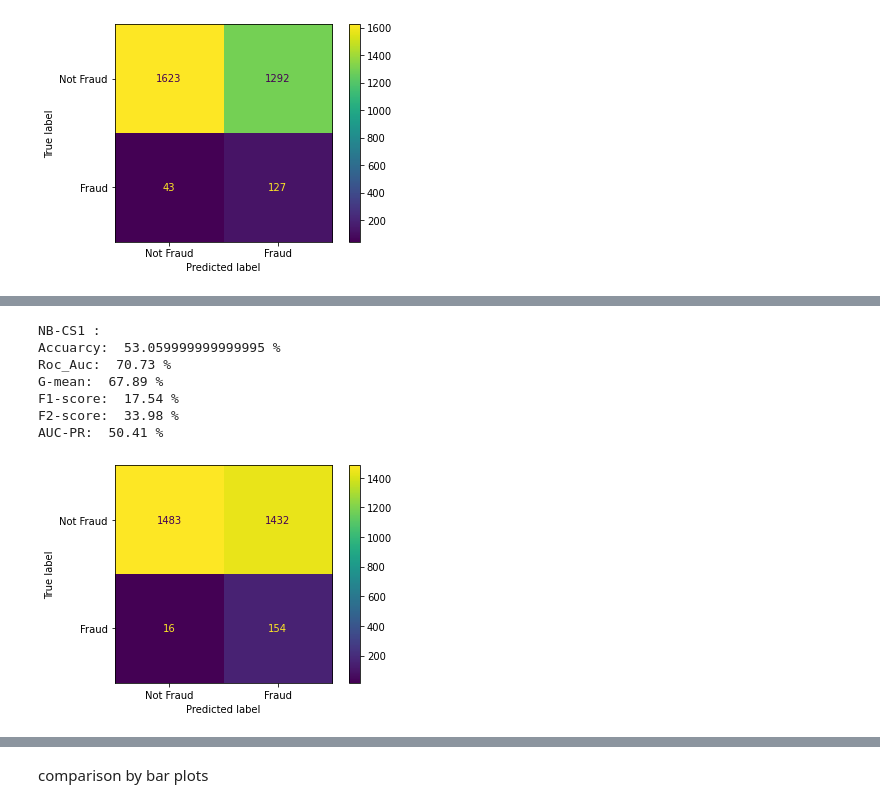
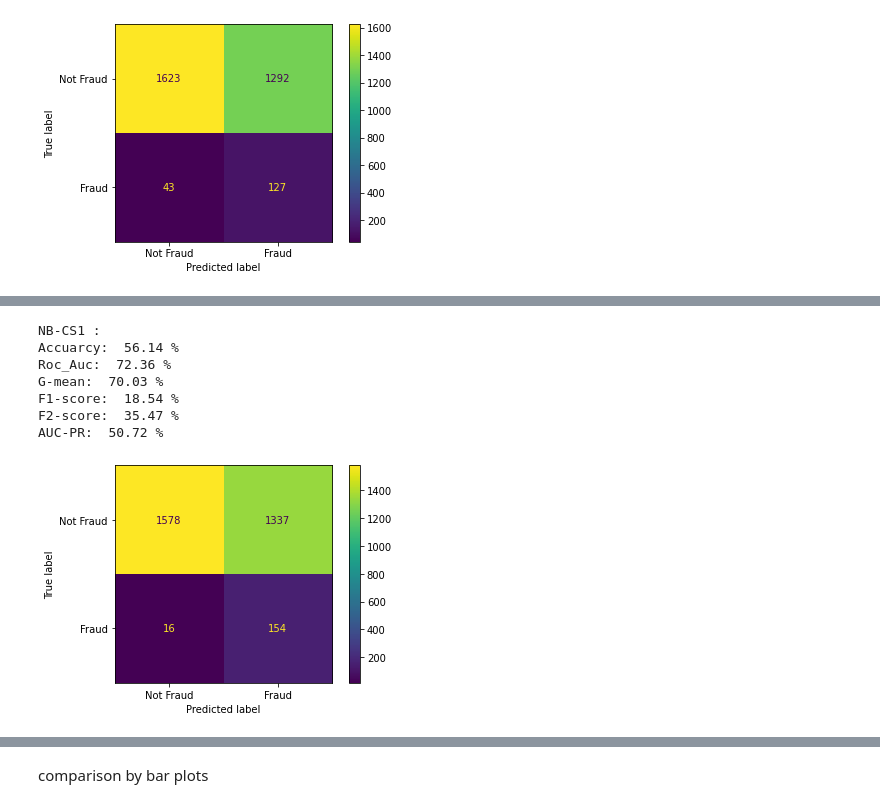
Before and after one commit to Eladgo10/DS-Seminar-project-, a Jupyter notebook: seminer-project.ipynb, the cells around one changed output, grey strips where cells are left out. Cells and saved outputs as stored; diff of their text form; code cells hidden in the pictures.

```diff
--- a/seminer-project.ipynb
+++ b/seminer-project.ipynb
@@ -712,7 +627,7 @@ RF - baseline
 # %%
 # Random forest
 rf = RandomForestClassifier(n_estimators = 100, max_features ='sqrt', random_state = 3, max_depth =5)
-rf.fit(X_train, y_train)
-rf_pred = rf.predict(X_valid)
+rf.fit(X_train1, y_train1)
+rf_pred = rf.predict(X_valid1)
 # %% [markdown]
 RF - SMOTH
@@ -956,5 +759,5 @@ nb_comp_nearmiss1_pred = nb_comp_nearmiss1.predict(X_valid1[comp_names1])
 # %% [markdown]
 NB- CS
 # %%
-train_weights = sklearn.utils.compute_sample_weight({0: 1, 1: 20}, y_train)
-train_weights1 = sklearn.utils.compute_sample_weight({0: 1, 1: 20}, y_train1)
+
+train_weights1 = sklearn.utils.compute_sample_weight({0: 1, 1: 16}, y_train1)
@@ -1467,11 +1055,11 @@ AUC-PR:  50.080000000000005 %
 # %%
-eval_pref(nb_cs1_pred, y_valid, nb_cs1, 'NB-CS1')
+eval_pref(nb_cs1_pred, y_valid1, nb_cs1, 'NB-CS1')
 # %% [output]
 NB-CS1 :
-Accuarcy:  53.059999999999995 %
-Roc_Auc:  70.73 %
-G-mean:  67.89 %
-F1-score:  17.54 %
-F2-score:  33.98 %
-AUC-PR:  50.41 %
+Accuarcy:  56.14 %
+Roc_Auc:  72.36 %
+G-mean:  70.03 %
+F1-score:  18.54 %
+F2-score:  35.47 %
+AUC-PR:  50.72 %
-[figure, old version]
+[figure, new version]
```
Also changed, not shown: parts of 86 cells of this notebook.
